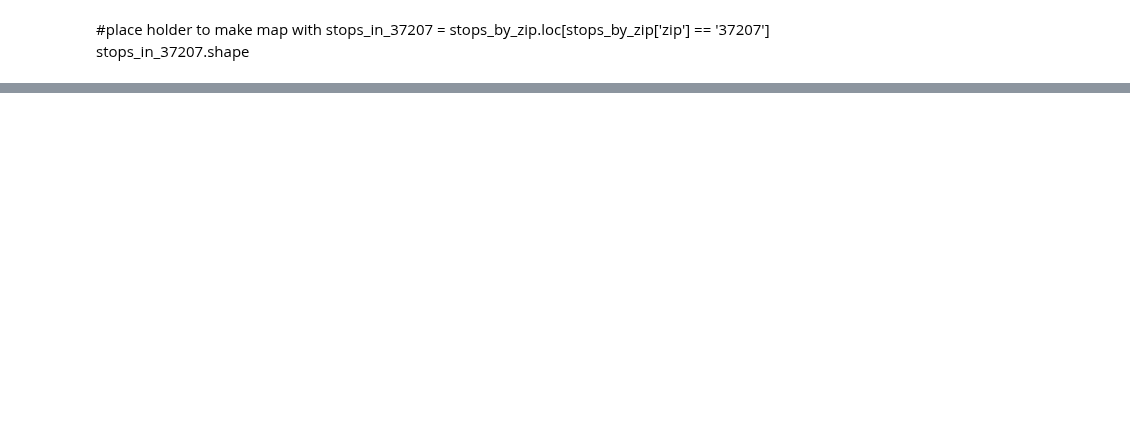
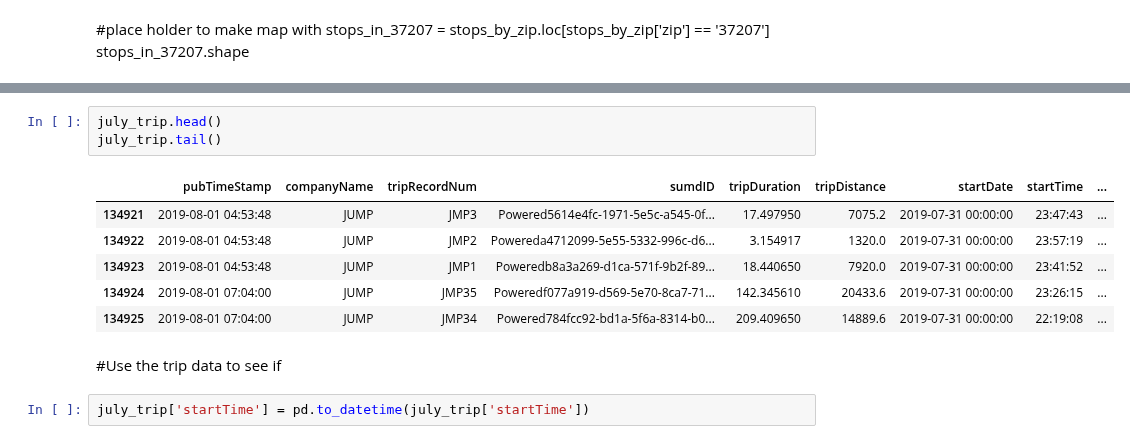
Before and after one commit to Quezadajl/nashville-scooters-project, a Jupyter notebook: notebooks/july_scooter.ipynb, the cells around one changed output, grey strips where cells are left out. Saved outputs shown, nothing was run; the diff lists cells and outputs as text; blank space fills up the shorter version.

```diff
--- a/notebooks/july_scooter.ipynb
+++ b/notebooks/july_scooter.ipynb
@@ -268,0 +269,14 @@ Datum: World Geodetic System 1984
+# %%
+july_trip.head()
+july_trip.tail()
+# %% [output]
+|  | pubTimeStamp | companyName | tripRecordNum | sumdID | tripDuration | tripDistance | startDate | startTime | ... |
+| 134921 | 2019-08-01 04:53:48 | JUMP | JMP3 | Powered5614e4fc-1971-5e5c-a545-0f... | 17.497950 | 7075.2 | 2019-07-31 00:00:00 | 23:47:43 | ... |
+| 134922 | 2019-08-01 04:53:48 | JUMP | JMP2 | Powereda4712099-5e55-5332-996c-d6... | 3.154917 | 1320.0 | 2019-07-31 00:00:00 | 23:57:19 | ... |
+| 134923 | 2019-08-01 04:53:48 | JUMP | JMP1 | Poweredb8a3a269-d1ca-571f-9b2f-89... | 18.440650 | 7920.0 | 2019-07-31 00:00:00 | 23:41:52 | ... |
+| 134924 | 2019-08-01 07:04:00 | JUMP | JMP35 | Poweredf077a919-d569-5e70-8ca7-71... | 142.345610 | 20433.6 | 2019-07-31 00:00:00 | 23:26:15 | ... |
+| 134925 | 2019-08-01 07:04:00 | JUMP | JMP34 | Powered784fcc92-bd1a-5f6a-8314-b0... | 209.409650 | 14889.6 | 2019-07-31 00:00:00 | 22:19:08 | ... |
+# %% [markdown]
+#Use the trip data to see if
+# %%
+july_trip['startTime'] = pd.to_datetime(july_trip['startTime'])
```
Also changed, not shown: parts of 24 cells of this notebook.
